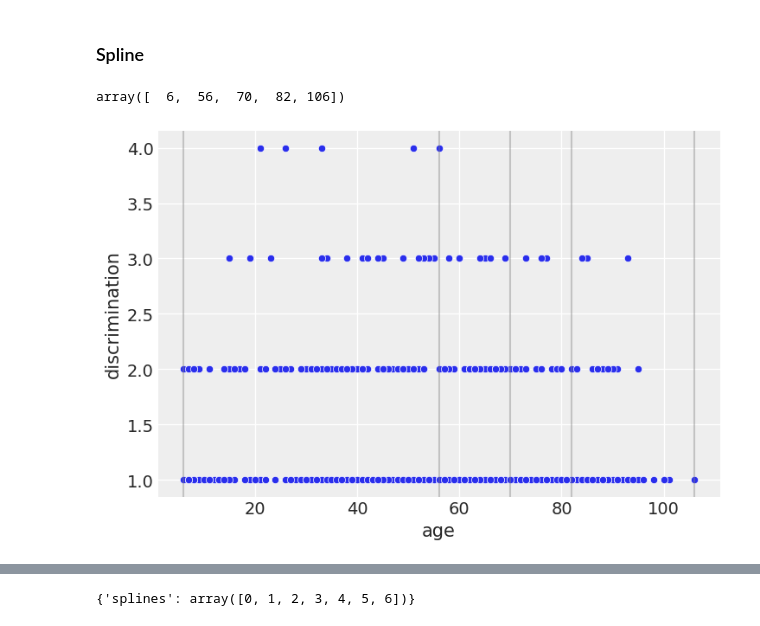
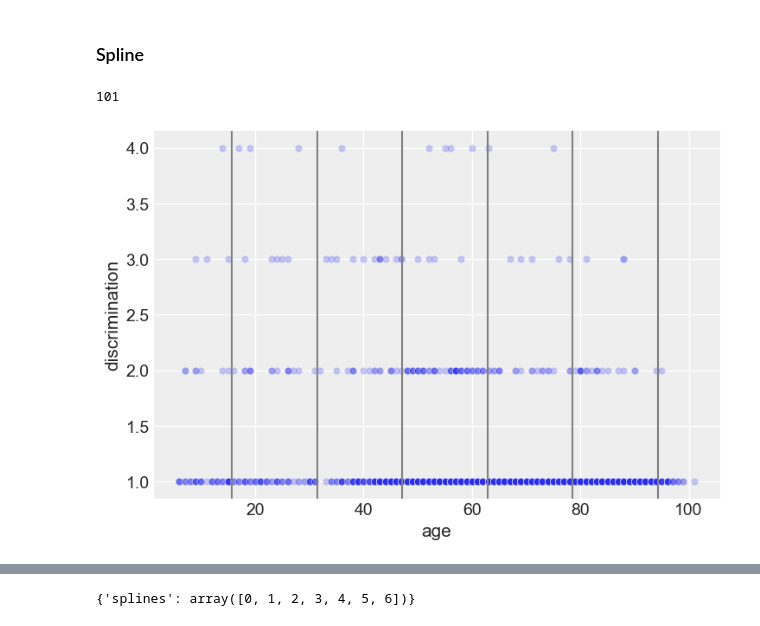
Before and after one commit to Sorkanius/articles, a Jupyter notebook: survey_disability/survey_disability.ipynb, the cells around one changed output, grey strips where cells are left out. Saved outputs shown, nothing was run; the diff lists cells and outputs as text; code cells hidden in the pictures.

```diff
--- a/survey_disability/survey_disability.ipynb
+++ b/survey_disability/survey_disability.ipynb
@@ -198,19 +199,21 @@ plt.show()
 # %% [markdown]
 ### Spline
-# %%
-num_knots = 5
-
-knot_list = np.quantile(data.age, np.linspace(0, 1, num_knots), method='nearest')
-knot_list
-# %% [output]
-array([  6,  56,  70,  82, 106])
+# %%
+data.sort_values(by='age', inplace=True)
+# %%
+data.age.max()
+# %% [output]
+101
+# %%
+num_knots = 6
+knot_list = np.linspace(0, 110, num_knots+2)[1:-1]
 # %%
-sns.scatterplot(data=data, x='age', y='discrimination')
+sns.scatterplot(data=data, x='age', y='discrimination', alpha=0.25)
 for knot in knot_list:
-    plt.gca().axvline(knot, color="grey", alpha=0.4);
+    plt.gca().axvline(knot, color="grey");
 plt.show()
 # %% [output]
-[figure, old version]
+[figure, new version]
 # %%
 B = dmatrix(
     'bs(age, knots=knots, degree=3, include_intercept=True) - 1',
```
Also changed, not shown: parts of 29 cells of this notebook, 1 other file.
